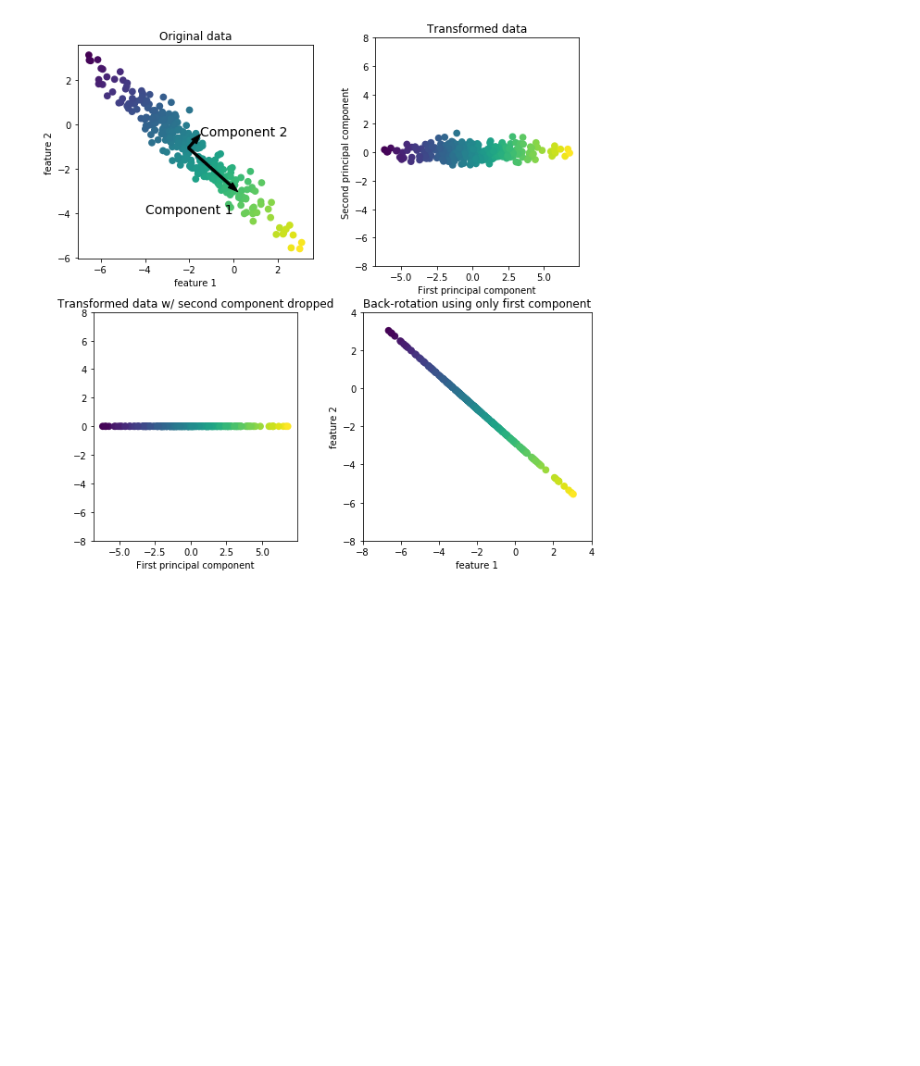
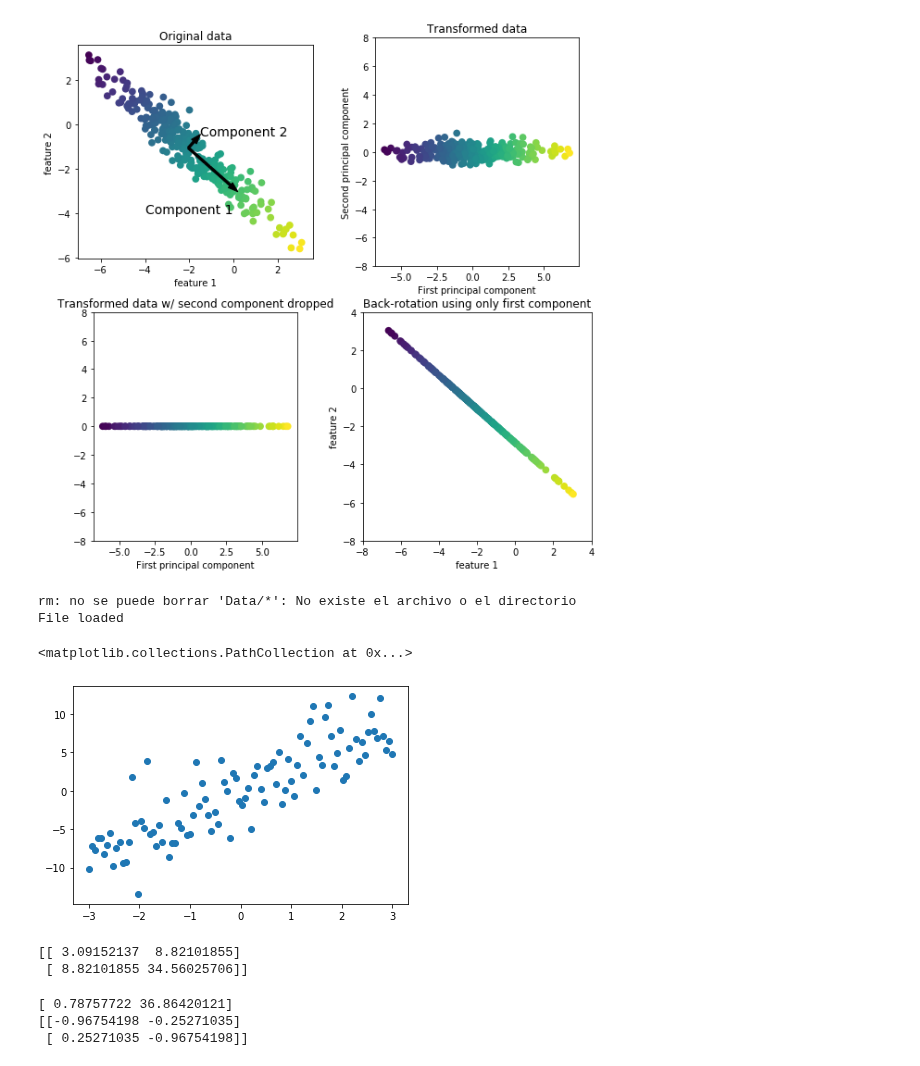
Before and after one commit to danielagda5/MetodosComputacionales202120-1, a Jupyter notebook: Week12/Covarianza.ipynb, the cells around one changed output. Cells and saved outputs as stored; diff of their text form; code cells hidden in the pictures; blank space fills up the shorter version.

```diff
--- a/Week12/Covarianza.ipynb
+++ b/Week12/Covarianza.ipynb
@@ -89,3 +89,31 @@ print(VarW_)
 mglearn.plots.plot_pca_illustration()
 # %% [output]
 [figure]
+# %%
+!rm Data/*
+file = 'data.dat'
+url = 'https://raw.githubusercontent.com/asegura4488/DataBase/main/MetodosComputacionales/PCA.dat'
+if not path.exists(file):
+    Path_ = wget.download(url,file)
+    print('File loaded')
+else:
+    Path_ = file
+# %% [output]
+rm: no se puede borrar 'Data/*': No existe el archivo o el directorio
+File loaded
+# %%
+data = np.loadtxt(Path_)
+# %%
+data[:,0] = (data[:,0] - np.mean(data[:,0]))
+data[:,1] = (data[:,1] - np.mean(data[:,1]))
+# %%
+plt.scatter( data[:,0], data[:,1]  )
+# %% [output]
+<matplotlib.collections.PathCollection at 0x...>
+[figure, added]
+# %%
+CovMatrix = np.cov(data.T)
+print(CovMatrix)
+# %% [output]
+[[ 3.09152137  8.82101855]
+ [ 8.82101855 34.56025706]]
@@ -91,0 +122,7 @@ mglearn.plots.plot_pca_illustration()
+# %%
+print(values)
+print(vectores)
+# %% [output]
+[ 0.78757722 36.86420121]
+[[-0.96754198 -0.25271035]
+ [ 0.25271035 -0.96754198]]
```
Also changed, not shown: parts of 4 cells of this notebook.
